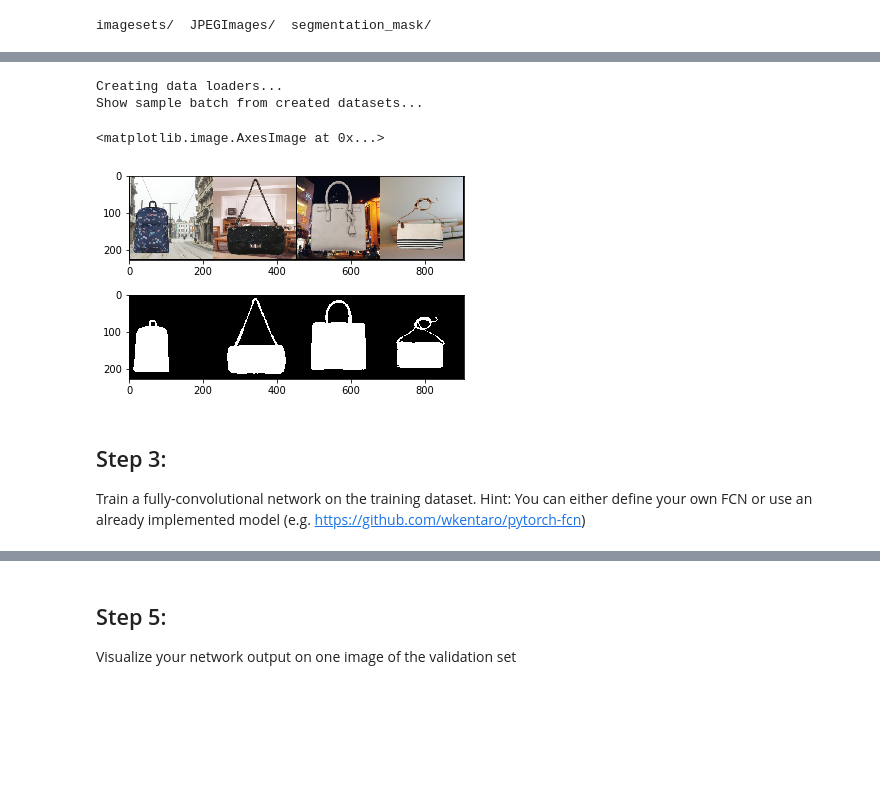
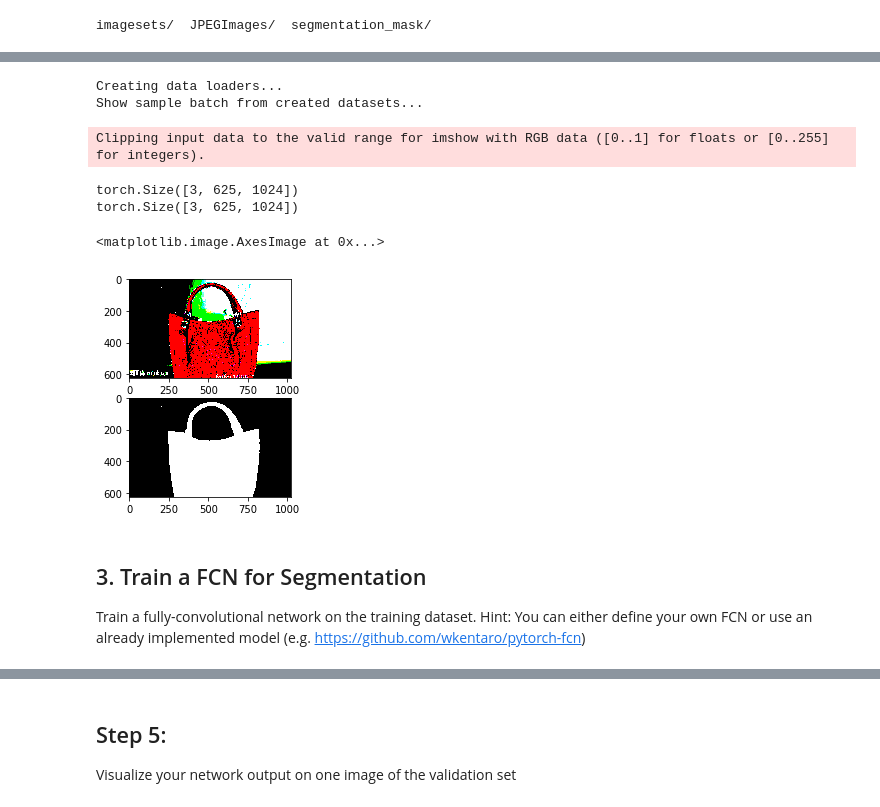
Before and after one commit to Gruppe3VDL/Gruppe3VDLws2019, a Jupyter notebook: exercise3/task1_2.ipynb, the cells around one changed output, grey strips where cells are left out. Cells and saved outputs as stored; diff of their text form; code cells hidden in the pictures; blank space fills up the shorter version.

Commit message:
(ex3/task1_2) Working script with segmentation training. Calculating IoU left.

```diff
--- a/exercise3/task1_2.ipynb
+++ b/exercise3/task1_2.ipynb
@@ -133,37 +197,41 @@ Loading validation set...
 # %%
-from torchvision.utils import make_grid
+#########################################################################
+## Create and validate dataloaders.                                    ##
+#########################################################################
 
+# Define training and validation dataloaders.
+print("Creating data loaders...")
+kwargs = {'num_workers': 4, 'pin_memory': True} if cuda else {}
+train_loader = DataLoader(traindata, batch_size=1, shuffle=True, **kwargs)
+val_loader = DataLoader(valdata, batch_size=1, shuffle=False, **kwargs)
 
+# Show some of the loaded images to verify dataloaders.
 def convert_img(im, mask=False):
+  print(im.shape)
   im = im.numpy()
   im = np.transpose(im, (1, 2, 0))
   if mask:
-    im = (im / np.max(im))
+    im = im / np.max(im)
+
   return im
 
-# Create dataloaders for train and validation sets
-print("Creating data loaders...")
-trainloader = DataLoader(traindata, batch_size=4, shuffle=True, num_workers=4)
-valloader = DataLoader(valdata, batch_size=4, shuffle=True, num_workers=4)
-
 print("Show sample batch from created datasets...")
-batch = iter(trainloader).next()
-images = batch['image']
-masks = batch['mask']
-# masked_imgs = images & masks
+sample = iter(train_loader).next()
 
 ax = plt.subplot(2, 1, 1)
-plt.imshow(convert_img(make_grid(images)))
+plt.imshow(convert_img(make_grid(sample[0])))
 
 ax = plt.subplot(2, 1, 2)
-plt.imshow(convert_img(make_grid(masks), mask=True))
-# plt.imshow(convert_img(make_grid(masked_imgs)))
+plt.imshow(convert_img(make_grid(sample[1]), mask=True))
 # %% [output]
 Creating data loaders...
 Show sample batch from created datasets...
-<matplotlib.image.AxesImage at 0x...>
+Clipping input data to the valid range for imshow with RGB data ([0..1] for floats or [0..255] for integers).
+torch.Size([3, 625, 1024])
+torch.Size([3, 625, 1024])
+<matplotlib.image.AxesImage at 0x...>
-[figure, old version]
+[figure, new version]
 # %% [markdown]
-## Step 3:
+## 3. Train a FCN for Segmentation
 Train a fully-convolutional network on the training dataset.
 Hint: You can either define your own FCN or use an already implemented model (e.g. https://github.com/wkentaro/pytorch-fcn)
```
Also changed, not shown: parts of 14 cells of this notebook.
